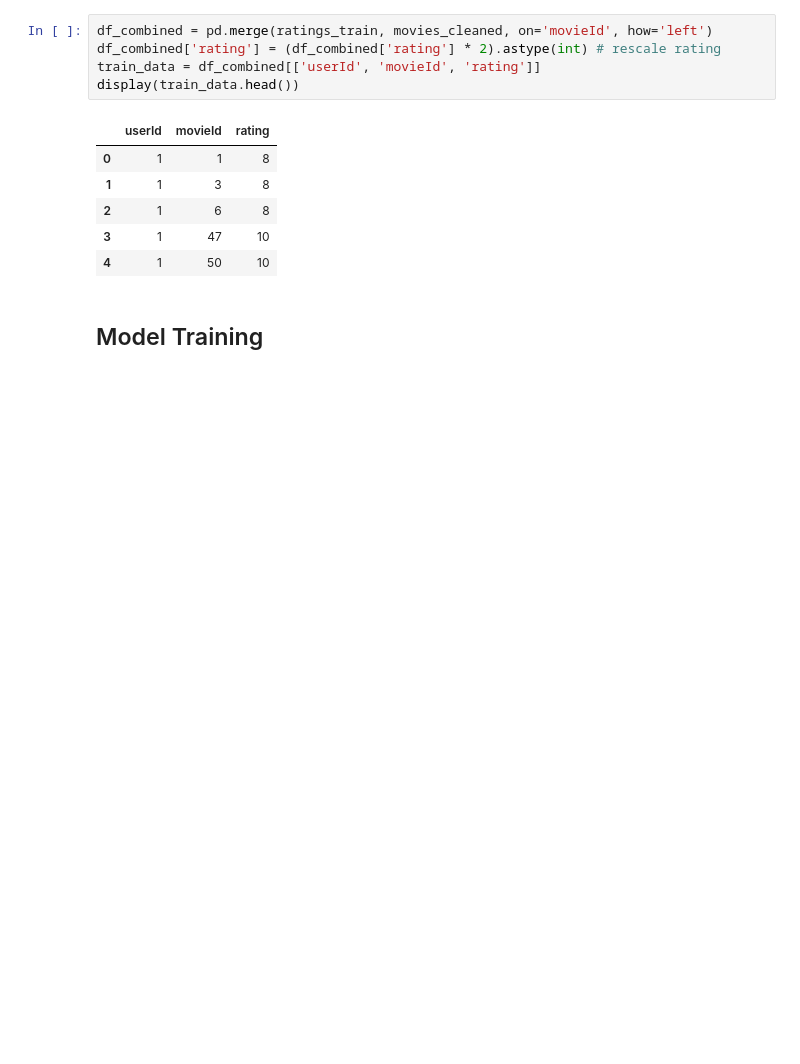
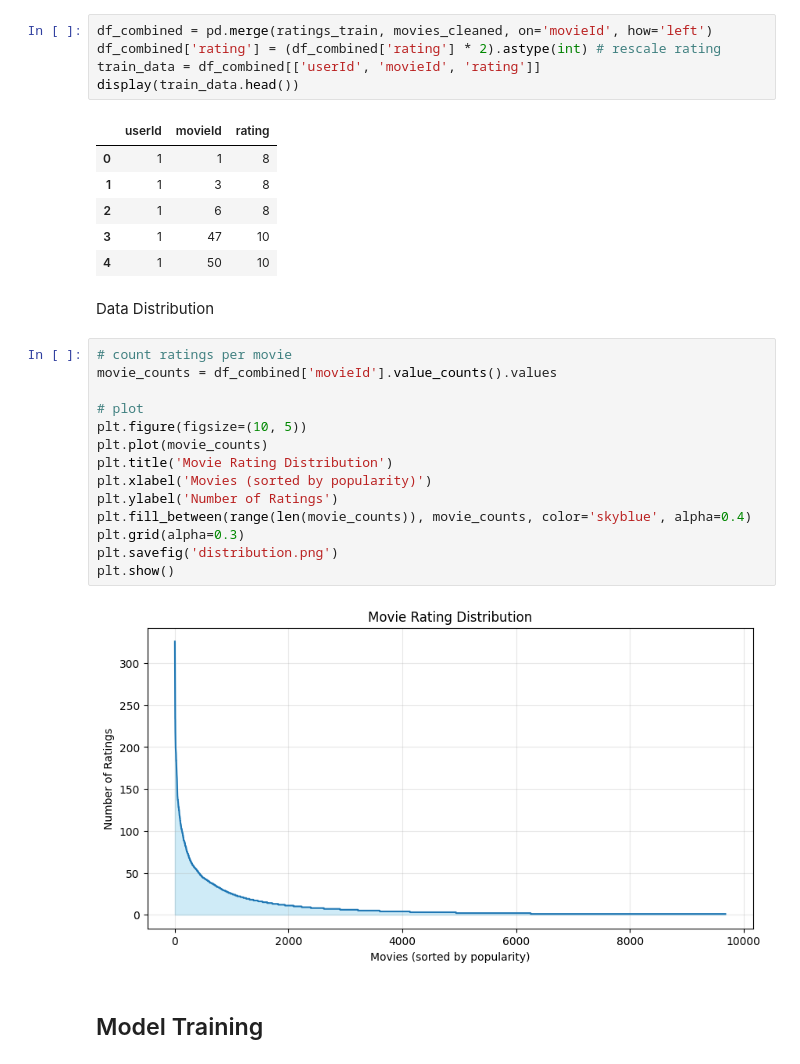
Before and after one commit to Dathix5/dm_assignment_2, a Jupyter notebook: main.ipynb, the cells around one changed output. Cells and saved outputs as stored; diff of their text form; blank space fills up the shorter version.

```diff
--- a/main.ipynb
+++ b/main.ipynb
@@ -57,6 +58,24 @@ display(train_data.head())
 | 2 | 1 | 6 | 8 |
 | 3 | 1 | 47 | 10 |
 | 4 | 1 | 50 | 10 |
+# %% [markdown]
+Data Distribution
+# %%
+# count ratings per movie
+movie_counts = df_combined['movieId'].value_counts().values
+
+# plot
+plt.figure(figsize=(10, 5))
+plt.plot(movie_counts)
+plt.title('Movie Rating Distribution')
+plt.xlabel('Movies (sorted by popularity)')
+plt.ylabel('Number of Ratings')
+plt.fill_between(range(len(movie_counts)), movie_counts, color='skyblue', alpha=0.4)
+plt.grid(alpha=0.3)
+plt.savefig('distribution.png')
+plt.show()
+# %% [output]
+[figure, added]
 # %% [markdown]
 ## Model Training
 # %% [markdown]
```
Also changed, not shown: parts of 5 cells of this notebook, 4 other files.
